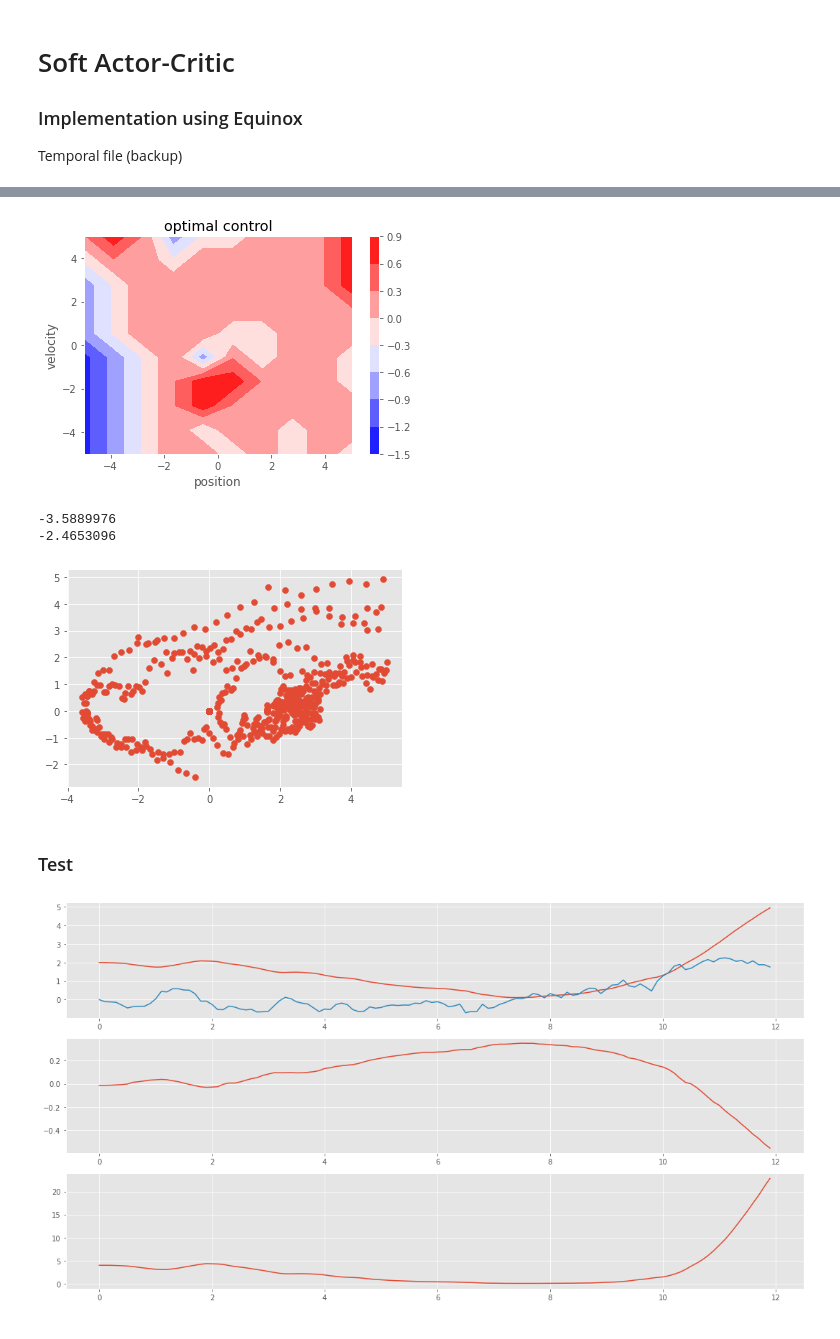
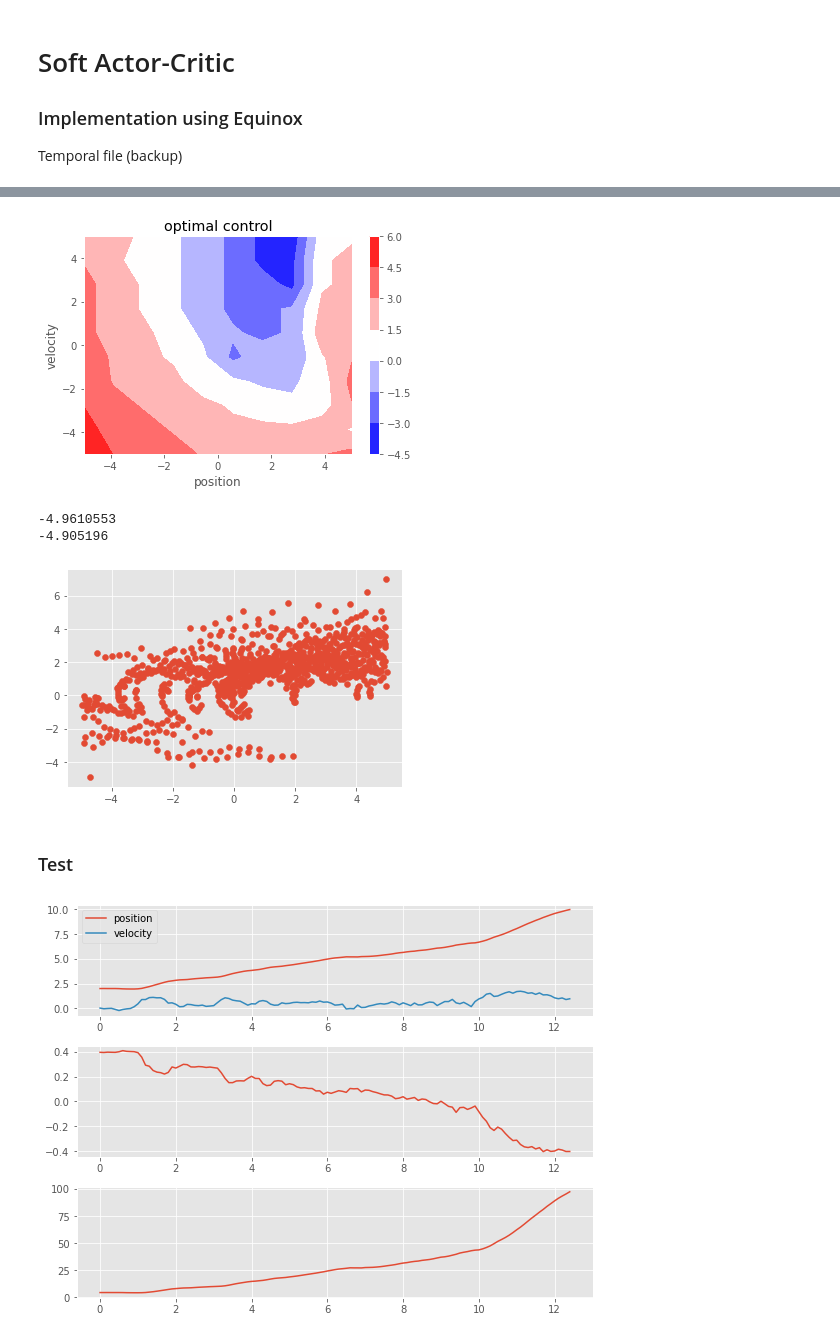
Before and after one commit to JopNiessen/DualControl, a Jupyter notebook: SAC_Equinox.ipynb, the cells around one changed output, grey strips where cells are left out. Saved outputs shown, nothing was run; the diff lists cells and outputs as text; code cells hidden in the pictures.

```diff
--- a/SAC_Equinox.ipynb
+++ b/SAC_Equinox.ipynb
@@ -17,7 +17,7 @@ import matplotlib.pyplot as plt
 plt.style.use('ggplot')
 # %%
 seed = 0
-T = 10
+T = 100
 
 key = jrandom.PRNGKey(seed)
 
@@ -55,4 +53,4 @@ WARNING:jax._src.lib.xla_bridge:No GPU/TPU found, falling back to CPU. (Set TF_C
 # %%
 key = jrandom.PRNGKey(0)
-SAC.train(key, batch_size=50, n_epochs=20, show=True)
+SAC.train(key, batch_size=50, n_epochs=100, show=True)
 # %% [output]
@@ -189,7 +184,7 @@ plt.colorbar()
 plt.title('optimal control')
 plt.show()
 # %% [output]
-[figure, old version]
+[figure, new version]
 # %%
 x = SAC.ReplayBuffer.data_points[:,0]
 y = SAC.ReplayBuffer.data_points[:,1]
@@ -198,54 +193,56 @@ plt.scatter(x, y)
 print(jnp.min(x))
 print(jnp.min(y))
 # %% [output]
--3.5889976
--2.4653096
+-4.9610553
+-4.905196
-[figure, old version]
+[figure, new version]
 # %% [markdown]
 ### Test
 # %%
+seed = 0
 T = 200
 n_obs = 2
 
 # Initialize system
 x0 = np.array([2, 0])
-SDI = StochasticDoubleIntegrator(x0, boundary=5)
+SDI = StochasticDoubleIntegrator(x0, boundary=10)
 
-key = jrandom.PRNGKey(0)
+key = jrandom.PRNGKey(seed)
 key0, key1, key = jrandom.split(key, 3)
 
 time_horizon = jnp.arange(0, T, SDI.dt)
 n_iter = len(time_horizon)
 
 X = np.zeros((n_iter, n_obs))
 U = np.zeros(n_iter)
 C = np.zeros(n_iter)
 
 for it, t in enumerate(time_horizon):
     s0_estimate = SDI.observe(key0)
     _, control = SAC.get_control(s0_estimate, key1)
     state, cost, done = SDI.update(key1, control, info=True)
 
     # save state
     X[it] = state
     U[it] = control
     C[it] = cost
 
     # step
     key0, key1, key = jrandom.split(key, 3)
 
     if done:
         X = X[:it]
         U = U[:it]
         C = C[:it]
         time_horizon = time_horizon[:it]
         break
 
-fig, ax = plt.subplots(3, figsize=(15,8))
-ax[0].plot(time_horizon, X[:, 0])
-ax[0].plot(time_horizon, X[:, -1])
+fig, ax = plt.subplots(3, figsize=(8,6))
+ax[0].plot(time_horizon, X[:, 0], label='position')
+ax[0].plot(time_horizon, X[:, -1], label='velocity')
+ax[0].legend()
 ax[1].plot(time_horizon, U)
 ax[2].plot(time_horizon, C)
 plt.tight_layout()
 # %% [output]
-[figure, old version]
+[figure, new version]
```
Also changed, not shown: parts of 4 cells of this notebook.
